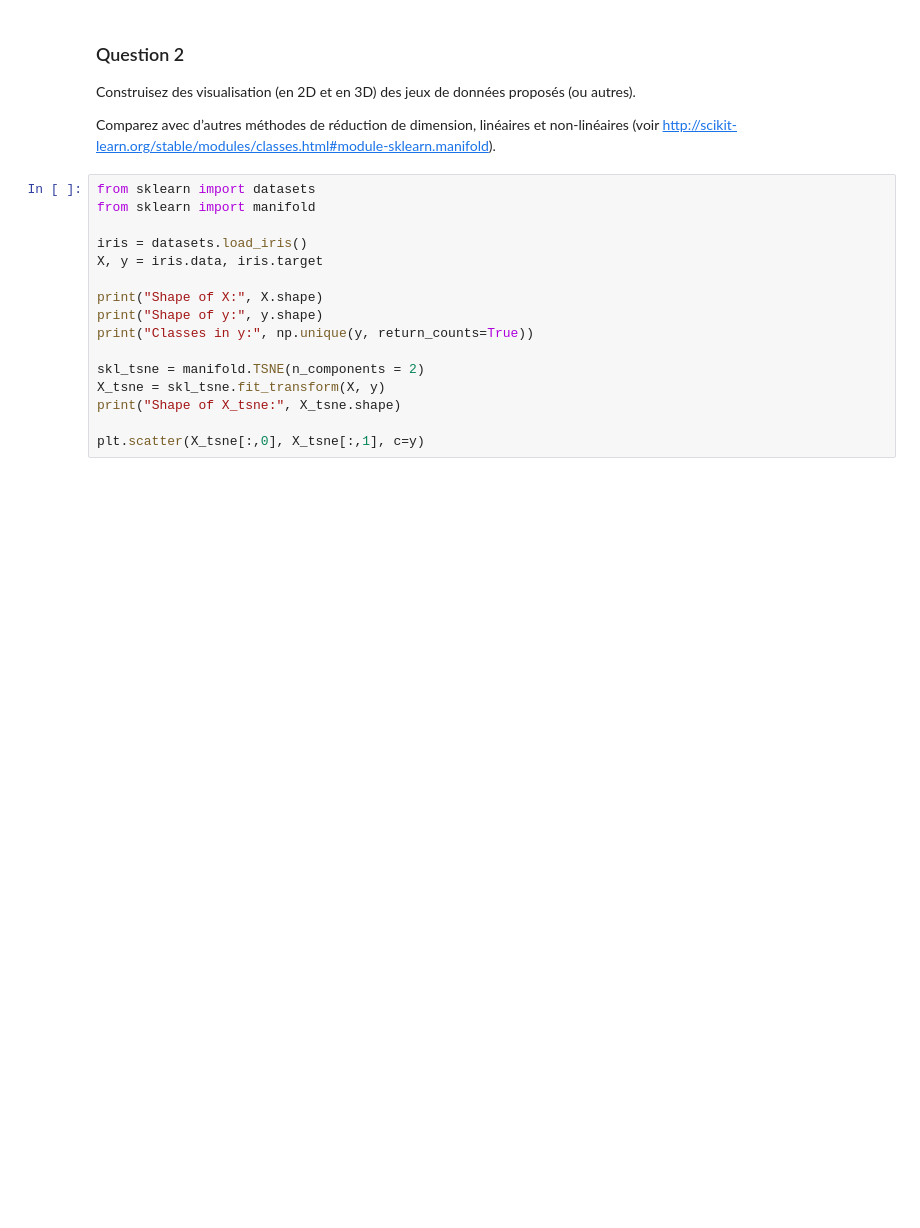
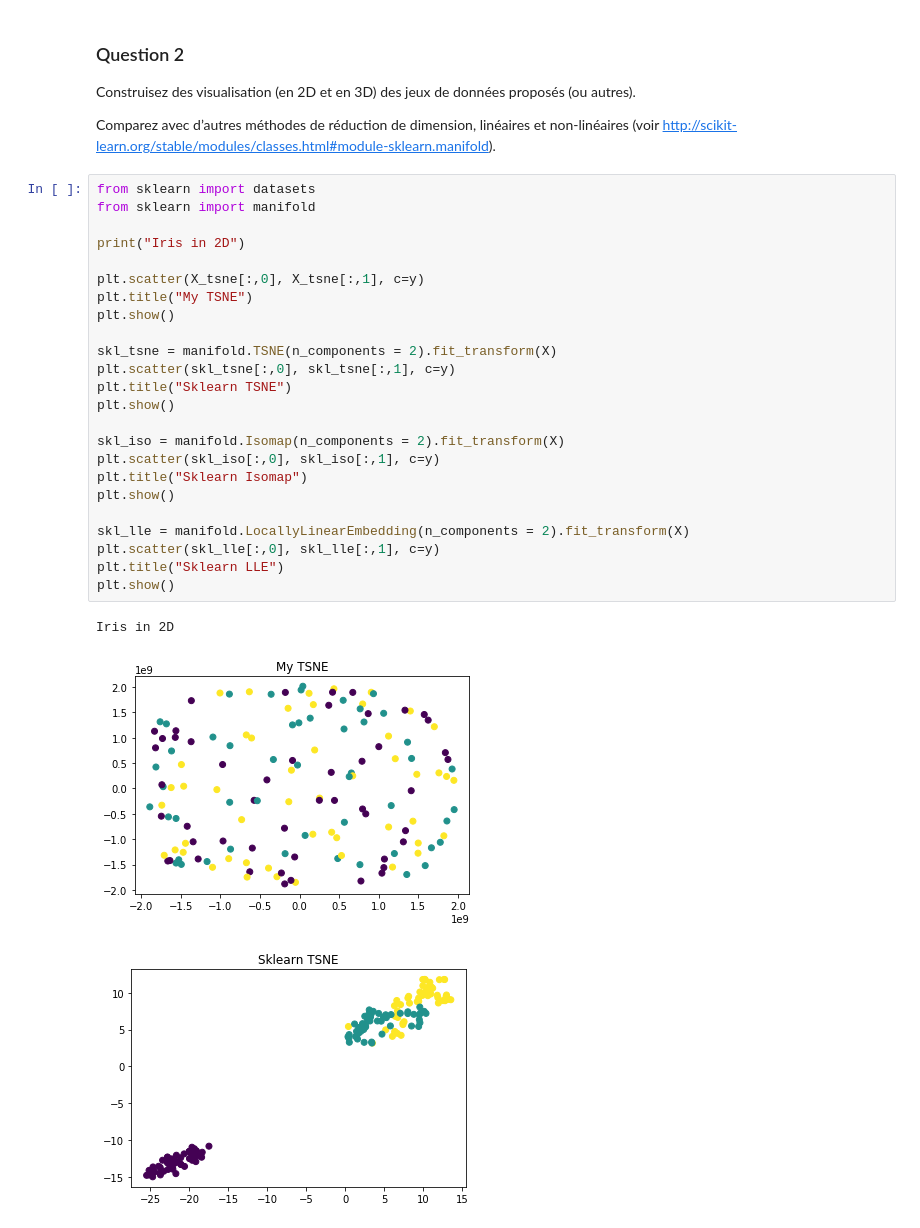
Before and after one commit to LoicH/M2-DAC, a Jupyter notebook: FDMS/TME5/vizu_reco.ipynb, the cells around one changed output. Saved outputs shown, nothing was run; the diff lists cells and outputs as text; blank space fills up the shorter version.

```diff
--- a/FDMS/TME5/vizu_reco.ipynb
+++ b/FDMS/TME5/vizu_reco.ipynb
@@ -250,19 +261,31 @@ Gradient norm: 100.419652, incrementing y
 Construisez des visualisation (en 2D et en 3D) des jeux de données proposés (ou autres).
 
 Comparez avec d’autres méthodes de réduction de dimension, linéaires et non-linéaires (voir http://scikit-learn.org/stable/modules/classes.html#module-sklearn.manifold).
-# %%
-from sklearn import datasets
-from sklearn import manifold
-
-iris = datasets.load_iris()
-X, y = iris.data, iris.target
-
-print("Shape of X:", X.shape)
-print("Shape of y:", y.shape)
-print("Classes in y:", np.unique(y, return_counts=True))
-
-skl_tsne = manifold.TSNE(n_components = 2)
-X_tsne = skl_tsne.fit_transform(X, y)
-print("Shape of X_tsne:", X_tsne.shape)
-
-plt.scatter(X_tsne[:,0], X_tsne[:,1], c=y)
+# %%
+from sklearn import datasets
+from sklearn import manifold
+
+print("Iris in 2D")
+
+plt.scatter(X_tsne[:,0], X_tsne[:,1], c=y)
+plt.title("My TSNE")
+plt.show()
+
+skl_tsne = manifold.TSNE(n_components = 2).fit_transform(X)
+plt.scatter(skl_tsne[:,0], skl_tsne[:,1], c=y)
+plt.title("Sklearn TSNE")
+plt.show()
+
+skl_iso = manifold.Isomap(n_components = 2).fit_transform(X)
+plt.scatter(skl_iso[:,0], skl_iso[:,1], c=y)
+plt.title("Sklearn Isomap")
+plt.show()
+
+skl_lle = manifold.LocallyLinearEmbedding(n_components = 2).fit_transform(X)
+plt.scatter(skl_lle[:,0], skl_lle[:,1], c=y)
+plt.title("Sklearn LLE")
+plt.show()
+# %% [output]
+Iris in 2D
+[figure, added]
+[figure, added]
```
Also changed, not shown: parts of 10 cells of this notebook, 23 other files.
